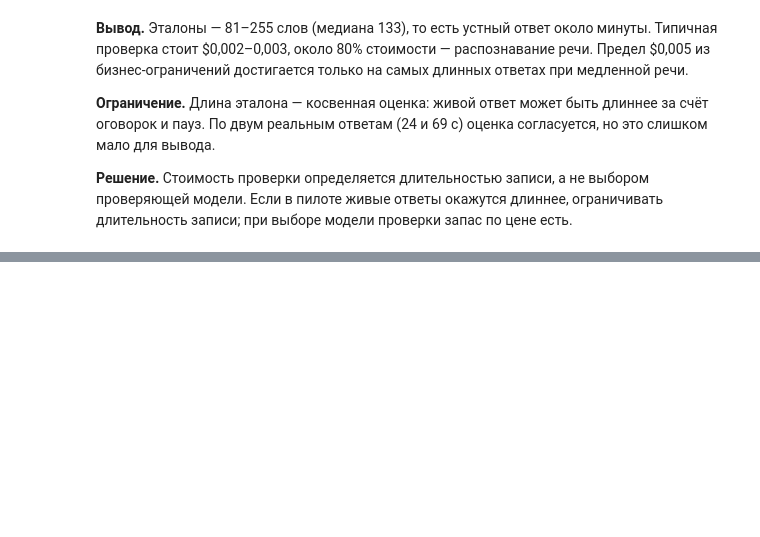
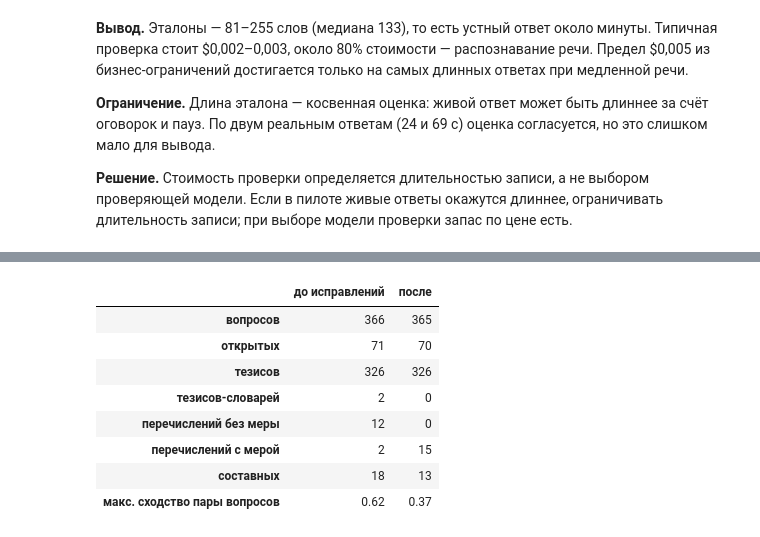
Before and after one commit to egorsorvin/ml-interview-trainer, a Jupyter notebook: notebooks/01_question_bank_eda.ipynb, the cells around one changed output, grey strips where cells are left out. Drawn from its saved outputs; the diff is of its cells as text; code cells hidden in the pictures; blank space fills up the shorter version.

```diff
--- a/notebooks/01_question_bank_eda.ipynb
+++ b/notebooks/01_question_bank_eda.ipynb
@@ -335,0 +368,35 @@ pd.DataFrame(rows, columns=cols).round(4)
+# %%
+def bank_summary(bank):
+    qs = [q for q in bank.values() if q.type == "open"]
+    th = pd.DataFrame([(q.id, i, t) for q in qs for i, t in enumerate(q.rubric, 1)], columns=["вопрос", "№", "тезис"])
+    th["категория"] = th["тезис"].map(category)
+    th.loc[th.apply(lambda r: (r["вопрос"], r["№"]) in MANUAL_FALSE, axis=1), "категория"] = "атомарный"
+    tfidf = TfidfVectorizer(analyzer="char_wb", ngram_range=(3, 5), sublinear_tf=True)
+    sim = cosine_similarity(tfidf.fit_transform([q.question + " " + " ".join(q.rubric) for q in qs]))
+    np.fill_diagonal(sim, 0)
+    cats = th["категория"].value_counts()
+    return th, {
+        "вопросов": len(bank),
+        "открытых": len(qs),
+        "тезисов": len(th),
+        "тезисов-словарей": int(th["тезис"].str.strip().str.fullmatch(r"\{'.*'\}").sum()),
+        "перечислений без меры": int(cats.get("перечисление без меры", 0)),
+        "перечислений с мерой": int(cats.get("перечисление с мерой", 0)),
+        "составных": int(cats.get("составной", 0)),
+        "макс. сходство пары вопросов": round(float(sim.max()), 2),
+    }
+
+
+_, before = bank_summary(bank)
+theses_after, after = bank_summary(load_bank())
+pd.DataFrame({"до исправлений": before, "после": after}).map(lambda v: f"{v:g}")
+# %% [output]
+|  | до исправлений | после |
+| вопросов | 366 | 365 |
+| открытых | 71 | 70 |
+| тезисов | 326 | 326 |
+| тезисов-словарей | 2 | 0 |
+| перечислений без меры | 12 | 0 |
+| перечислений с мерой | 2 | 15 |
+| составных | 18 | 13 |
+| макс. сходство пары вопросов | 0.62 | 0.37 |
```
Also changed, not shown: parts of 10 cells of this notebook, 1 other file.
